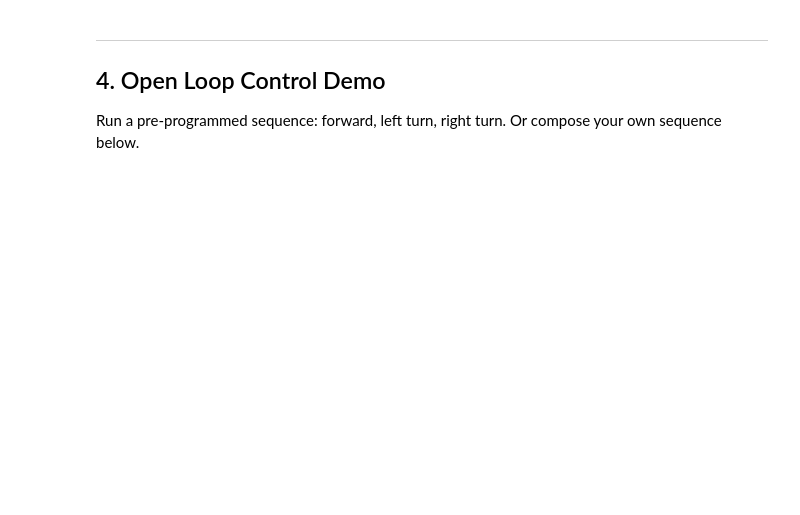
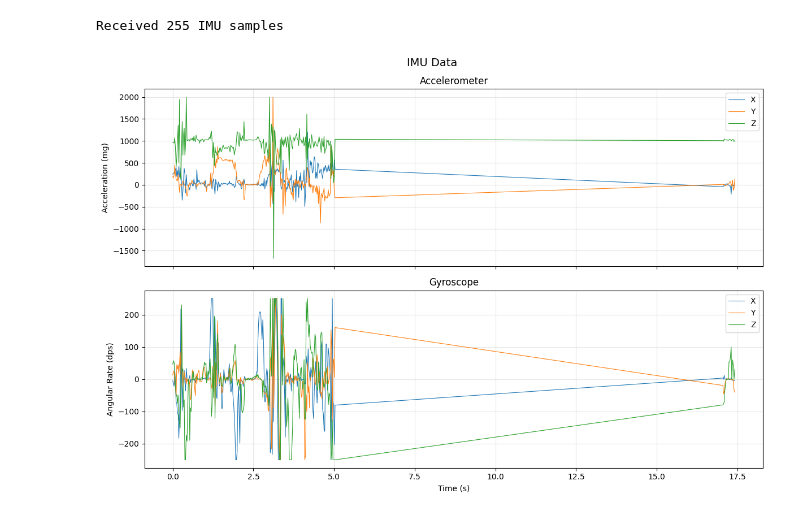
Before and after one commit to Sam-Belliveau/fast-robots, a Jupyter notebook: labs/lab4/ble_robot_1.4/ble_python/demo.ipynb, the cells around one changed output. Cells and saved outputs as stored; diff of their text form; code cells hidden in the pictures; blank space fills up the shorter version.

```diff
--- a/labs/lab4/ble_robot_1.4/ble_python/demo.ipynb
+++ b/labs/lab4/ble_robot_1.4/ble_python/demo.ipynb
@@ -161,9 +246,45 @@ The robot should drive in a straight line for 2m / 6ft.
+# %%
+# Clear and retrieve IMU data
+imu_data = {
+    'time': [], 'acc_x': [], 'acc_y': [], 'acc_z': [],
+    'gyr_x': [], 'gyr_y': [], 'gyr_z': [],
+    'mag_x': [], 'mag_y': [], 'mag_z': [],
+}
+transfer_done = False
+
+ble.send_command(CMD.SEND_IMU_DATA, "")
+while not transfer_done:
+    await asyncio.sleep(0.1)
+
+print(f"Received {len(imu_data['time'])} IMU samples")
+# %% [output]
+Received 255 IMU samples
 # %%
-# Set calibration factor (right_motor_pwm *= cal)
-# If robot veers right, increase cal (right motor needs more power)
-# If robot veers left, decrease cal
-cal_factor = 1.0
+t = np.array(imu_data['time']) / 1e6
+t = t - t[0]
 
-ble.send_command(CMD.SET_MOTOR_CAL, f"{cal_factor}")
-time.sleep(0.5)
-print(f"Calibration set to {cal_factor}")
+fig, axes = plt.subplots(2, 1, figsize=(12, 8), sharex=True)
+fig.suptitle('IMU Data', fontsize=14)
+
+# Accelerometer
+for key, label in [('acc_x', 'X'), ('acc_y', 'Y'), ('acc_z', 'Z')]:
+    axes[0].plot(t, imu_data[key], linewidth=0.8, label=label)
+axes[0].set_ylabel('Acceleration (mg)')
+axes[0].set_title('Accelerometer')
+axes[0].legend()
+axes[0].grid(True, alpha=0.3)
+
+# Gyroscope
+for key, label in [('gyr_x', 'X'), ('gyr_y', 'Y'), ('gyr_z', 'Z')]:
+    axes[1].plot(t, imu_data[key], linewidth=0.8, label=label)
+axes[1].set_ylabel('Angular Rate (dps)')
+axes[1].set_title('Gyroscope')
+axes[1].set_xlabel('Time (s)')
+axes[1].legend()
+axes[1].grid(True, alpha=0.3)
+
+plt.tight_layout()
+plt.savefig('../../images/imu_data.png', dpi=150, bbox_inches='tight')
+plt.show()
+# %% [output]
+[figure, added]
@@ -177,5 +290,0 @@ print("Done - measure deviation from straight line")
-# %% [markdown]
----
-## 4. Open Loop Control Demo
-Run a pre-programmed sequence: forward, left turn, right turn.
-Or compose your own sequence below.
```
Also changed, not shown: parts of 30 cells of this notebook, 15 other files.
